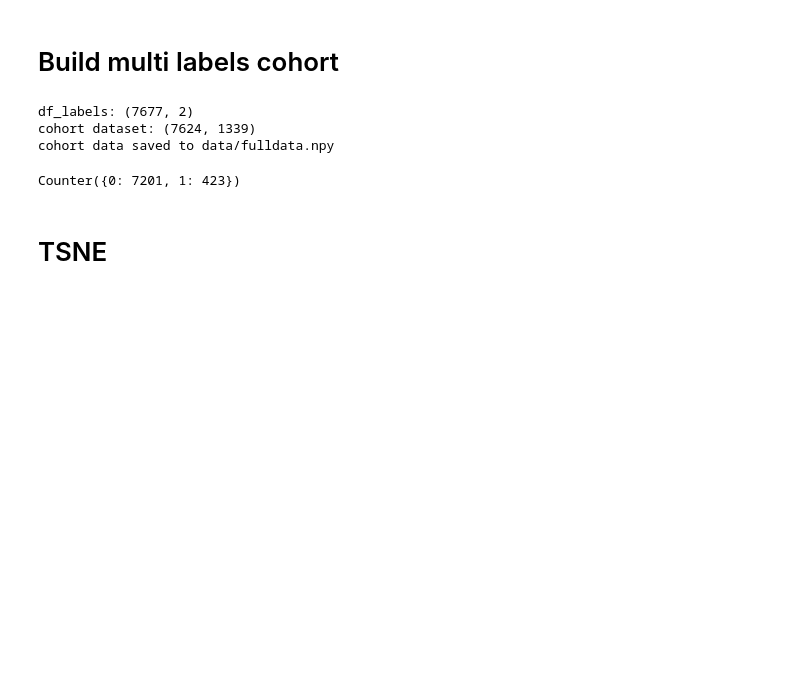
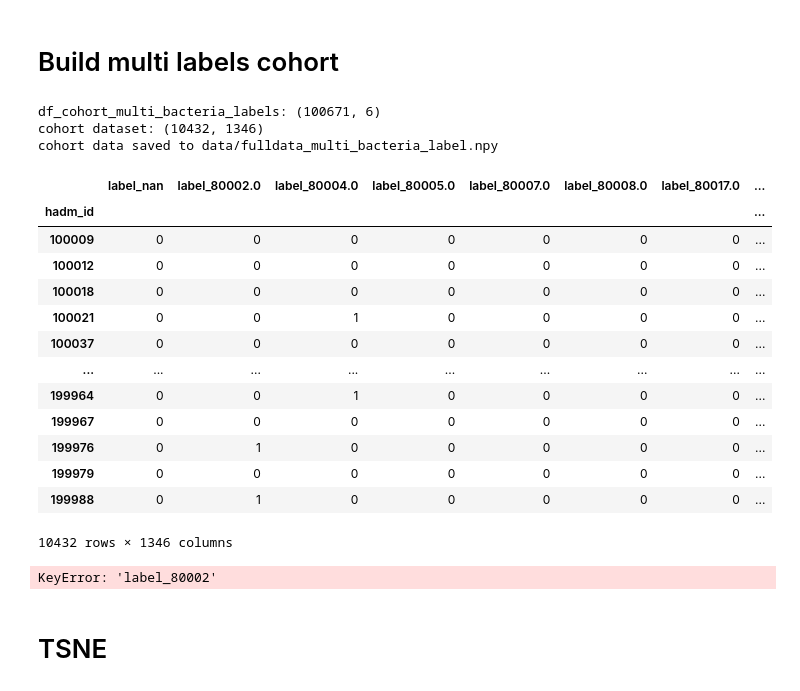
Before and after one commit to The-Electric-Moccasins/resistance-prediction, a Jupyter notebook: build_dataset.ipynb, the cells around one changed output. Saved outputs shown, nothing was run; the diff lists cells and outputs as text; code cells hidden in the pictures; blank space fills up the shorter version.

```diff
--- a/build_dataset.ipynb
+++ b/build_dataset.ipynb
@@ -158,8 +158,25 @@ np.save('data/autoencoder_fulldata_mini.npy', training_matrix)
 # %%
 # create a cohort dataframe and numpy file
 import build_cohort_dataset
-df_cohort = build_cohort_dataset.build_cohort_bact(params, df_final_dataset)
+df_cohort_multi_bacteria_labels = build_cohort_dataset.build_cohort_multi_bact(params, df_final_dataset_binned)
 # %% [output]
-df_labels: (7677, 2)
-cohort dataset: (7624, 1339)
-cohort data saved to data/fulldata.npy
+df_cohort_multi_bacteria_labels: (100671, 6)
+cohort dataset: (10432, 1346)
+cohort data saved to data/fulldata_multi_bacteria_label.npy
+# %%
+df_cohort_multi_bacteria_labels
+# %% [output]
+|  | label_nan | label_80002.0 | label_80004.0 | label_80005.0 | label_80007.0 | label_80008.0 | label_80017.0 | ... |
+| hadm_id |  |  |  |  |  |  |  | ... |
+| 100009 | 0 | 0 | 0 | 0 | 0 | 0 | 0 | ... |
+| 100012 | 0 | 0 | 0 | 0 | 0 | 0 | 0 | ... |
+| 100018 | 0 | 0 | 0 | 0 | 0 | 0 | 0 | ... |
+| 100021 | 0 | 0 | 1 | 0 | 0 | 0 | 0 | ... |
+| 100037 | 0 | 0 | 0 | 0 | 0 | 0 | 0 | ... |
+| ... | ... | ... | ... | ... | ... | ... | ... | ... |
+| 199964 | 0 | 0 | 1 | 0 | 0 | 0 | 0 | ... |
+| 199967 | 0 | 0 | 0 | 0 | 0 | 0 | 0 | ... |
+| 199976 | 0 | 1 | 0 | 0 | 0 | 0 | 0 | ... |
+| 199979 | 0 | 0 | 0 | 0 | 0 | 0 | 0 | ... |
+| 199988 | 0 | 1 | 0 | 0 | 0 | 0 | 0 | ... |
+10432 rows × 1346 columns
@@ -166,8 +185,8 @@ cohort data saved to data/fulldata.npy
 # %%
 from collections import Counter
-Counter(df_cohort['y'])
+Counter(df_cohort_multi_bacteria_labels['label_80002'])
 # %% [output]
-Counter({0: 7201, 1: 423})
+KeyError: 'label_80002'
 # %% [markdown]
 # TSNE
 # %%
```
Also changed, not shown: parts of 3 cells of this notebook, 3 other files.
